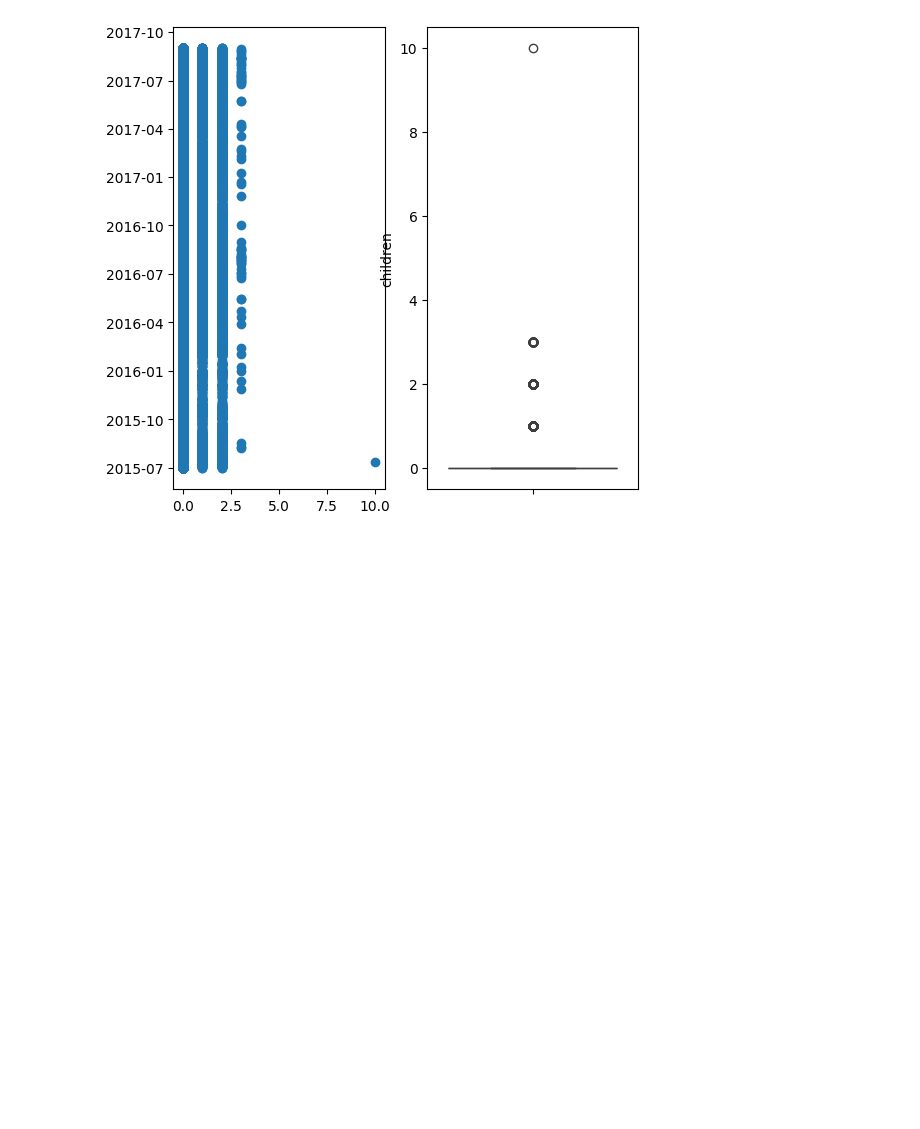
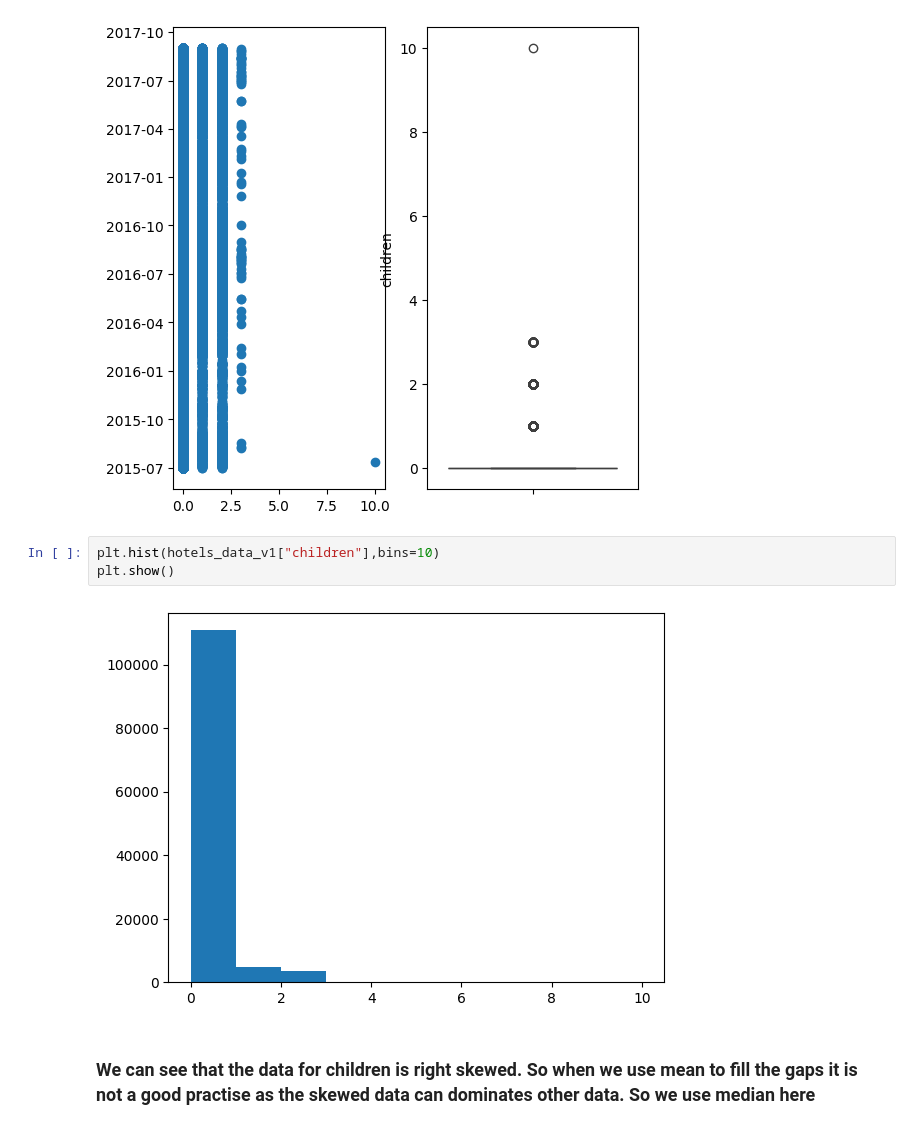
Before and after one commit to vamsi4476/Data-Cleaning-Practise, a Jupyter notebook: 1-Data-Importation.ipynb, the cells around one changed output. Drawn from its saved outputs; the diff is of its cells as text; blank space fills up the shorter version.

```diff
--- a/1-Data-Importation.ipynb
+++ b/1-Data-Importation.ipynb
@@ -269,3 +269,10 @@ sns.boxplot(hotels_data_v1["children"])
 plt.show()
 # %% [output]
 [figure]
+# %%
+plt.hist(hotels_data_v1["children"],bins=10)
+plt.show()
+# %% [output]
+[figure, added]
+# %% [markdown]
+<h3> We can see that the data for children is right skewed. So when we use mean to fill the gaps it is not a good practise as the skewed data can dominates other data. So we use median here
```
Also changed, not shown: parts of 8 cells of this notebook.
